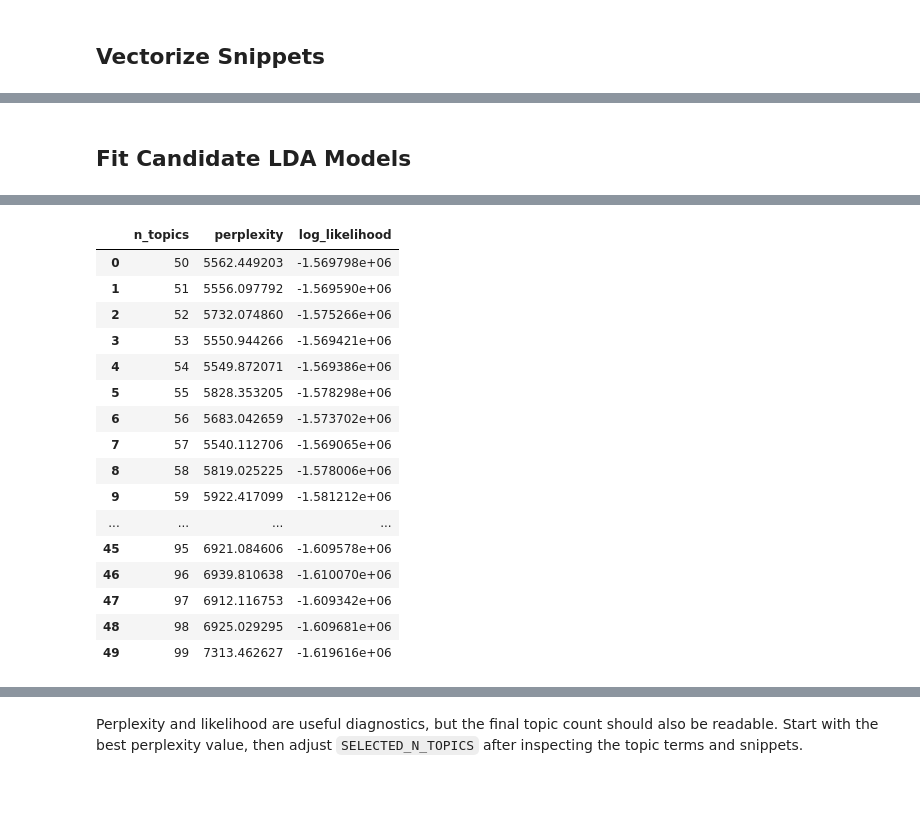
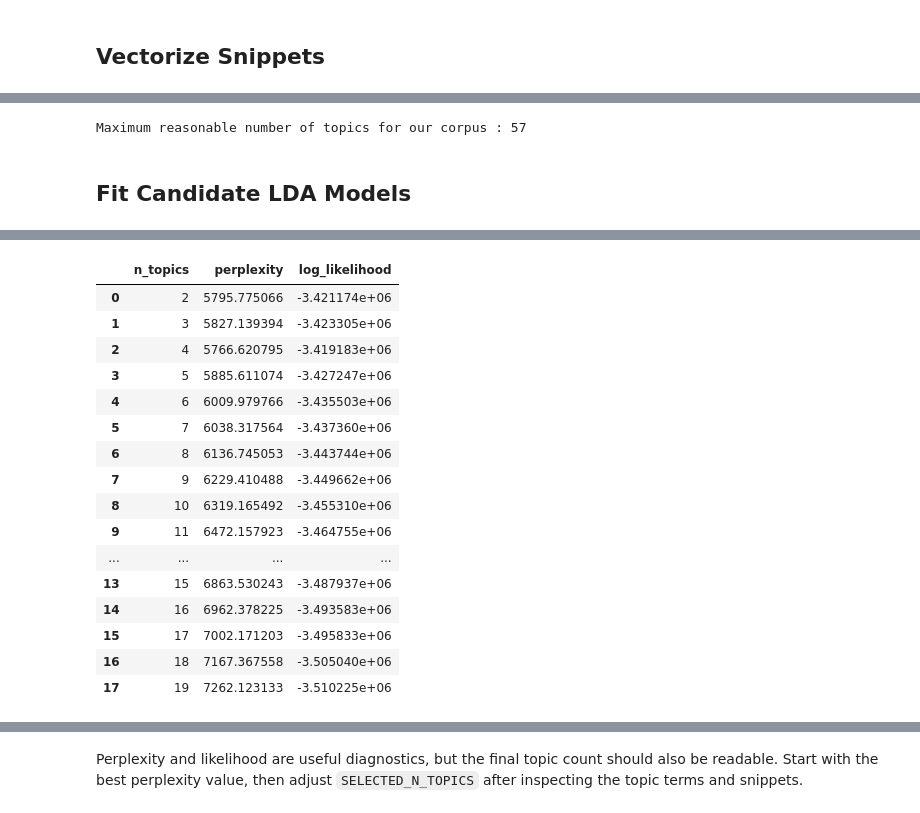
Before and after one commit to eglantine-vialaneix/opium-gutenberg, a Jupyter notebook: code/3_analysis/topic_modelling.ipynb, the cells around one changed output, grey strips where cells are left out. Saved outputs shown, nothing was run; the diff lists cells and outputs as text; code cells hidden in the pictures.

Commit message:
topic modelling

```diff
--- a/code/3_analysis/topic_modelling.ipynb
+++ b/code/3_analysis/topic_modelling.ipynb
@@ -36,8 +37,8 @@ DATA_DIR = Path("../../data/snippets")
 OUTPUT_DIR = Path("../../data/topic_modelling")
 OUTPUT_DIR.mkdir(parents=True, exist_ok=True)
 
-SNIPPETS_PARQUET = DATA_DIR / "total_snippets.parquet"
-SNIPPETS_CSV = DATA_DIR / "total_snippets.csv"
+SNIPPETS_PARQUET = DATA_DIR / "total_snippets_with_gender.parquet"
+SNIPPETS_CSV = DATA_DIR / "total_snippets_with_gender.csv"
 
 RANDOM_STATE = 23
 # %% [markdown]
@@ -128,0 +182,3 @@ Name: count, dtype: int64
+# %%
+word_counts = df_stop_words.words.explode().value_counts()
+word_counts
@@ -128,0 +199,4 @@ Name: count, dtype: int64
+# %%
+p = 0.25
+snippets_proportion = p * df_stop_words.shape[0]
+word_counts[word_counts >= snippets_proportion]
@@ -198,0 +352,27 @@ plt.tight_layout()
+# %%
+# Taking the paper's estimate for a mean length of 200 words per documents (Table 1)
+n_needed_docs = np.array([55, 85, 160, 325, 350, 375, 600, 600, 800])
+n_topics = np.array(range(2, 11))
+
+X = n_topics.reshape(-1, 1)
+y = n_needed_docs
+
+model = LinearRegression()
+model.fit(X, y)
+
+y_pred = model.predict(X)
+
+plt.figure(figsize=(8, 5))
+plt.scatter(n_topics, n_needed_docs, color="#4C78A8", label="Observed")
+plt.plot(n_topics, y_pred, color="#E45756", linewidth=2.5, label="Linear fit")
+
+plt.xlabel("Number of topics")
+plt.ylabel("Needed documents")
+plt.title("Needed Documents by Number of Topics")
+plt.legend()
+plt.tight_layout()
+plt.show()
+
+print(f"Intercept: {model.intercept_:.2f}")
+print(f"Slope: {model.coef_[0]:.2f}")
+print(f"R²: {model.score(X, y):.3f}")
@@ -199,3 +384,8 @@ plt.tight_layout()
+# %%
+max_nb_topics = math.floor((doc_term_matrix.shape[0] + model.intercept_) / model.coef_[0])
+print(f"Maximum reasonable number of topics for our corpus : {max_nb_topics}")
+# %% [output]
+Maximum reasonable number of topics for our corpus : 57
 # %% [markdown]
 ## Fit Candidate LDA Models
 # %%
@@ -206,13 +396,13 @@ def fit_lda_model(n_topics, matrix=doc_term_matrix):
         max_iter=25,
         random_state=RANDOM_STATE,
         evaluate_every=-1,
-        n_jobs=-1,
+        n_jobs=6,
     )
     doc_topic = model.fit_transform(matrix)
     return model, doc_topic
 
 
-candidate_topic_counts = range(50, 100)
+candidate_topic_counts = range(2, 20) # We tune this, first by looking at perplexity and log likelihood
 model_scores = []
 candidate_models = {}
 
@@ -265,20 +440,20 @@ Computing topics for n_topics = 99...
 |  | n_topics | perplexity | log_likelihood |
-| 0 | 50 | 5562.449203 | -1.569798e+06 |
-| 1 | 51 | 5556.097792 | -1.569590e+06 |
-| 2 | 52 | 5732.074860 | -1.575266e+06 |
-| 3 | 53 | 5550.944266 | -1.569421e+06 |
-| 4 | 54 | 5549.872071 | -1.569386e+06 |
-| 5 | 55 | 5828.353205 | -1.578298e+06 |
-| 6 | 56 | 5683.042659 | -1.573702e+06 |
-| 7 | 57 | 5540.112706 | -1.569065e+06 |
-| 8 | 58 | 5819.025225 | -1.578006e+06 |
-| 9 | 59 | 5922.417099 | -1.581212e+06 |
+| 0 | 2 | 5795.775066 | -3.421174e+06 |
+| 1 | 3 | 5827.139394 | -3.423305e+06 |
+| 2 | 4 | 5766.620795 | -3.419183e+06 |
+| 3 | 5 | 5885.611074 | -3.427247e+06 |
+| 4 | 6 | 6009.979766 | -3.435503e+06 |
+| 5 | 7 | 6038.317564 | -3.437360e+06 |
+| 6 | 8 | 6136.745053 | -3.443744e+06 |
+| 7 | 9 | 6229.410488 | -3.449662e+06 |
+| 8 | 10 | 6319.165492 | -3.455310e+06 |
+| 9 | 11 | 6472.157923 | -3.464755e+06 |
 | ... | ... | ... | ... |
-| 45 | 95 | 6921.084606 | -1.609578e+06 |
-| 46 | 96 | 6939.810638 | -1.610070e+06 |
-| 47 | 97 | 6912.116753 | -1.609342e+06 |
-| 48 | 98 | 6925.029295 | -1.609681e+06 |
-| 49 | 99 | 7313.462627 | -1.619616e+06 |
+| 13 | 15 | 6863.530243 | -3.487937e+06 |
+| 14 | 16 | 6962.378225 | -3.493583e+06 |
+| 15 | 17 | 7002.171203 | -3.495833e+06 |
+| 16 | 18 | 7167.367558 | -3.505040e+06 |
+| 17 | 19 | 7262.123133 | -3.510225e+06 |
 # %%
 fig, axes = plt.subplots(1, 2, figsize=(11, 4))
 sns.lineplot(data=scores_df, x="n_topics", y="perplexity", marker="o", ax=axes[0])
```
Also changed, not shown: parts of 47 cells of this notebook, 11 other files.
